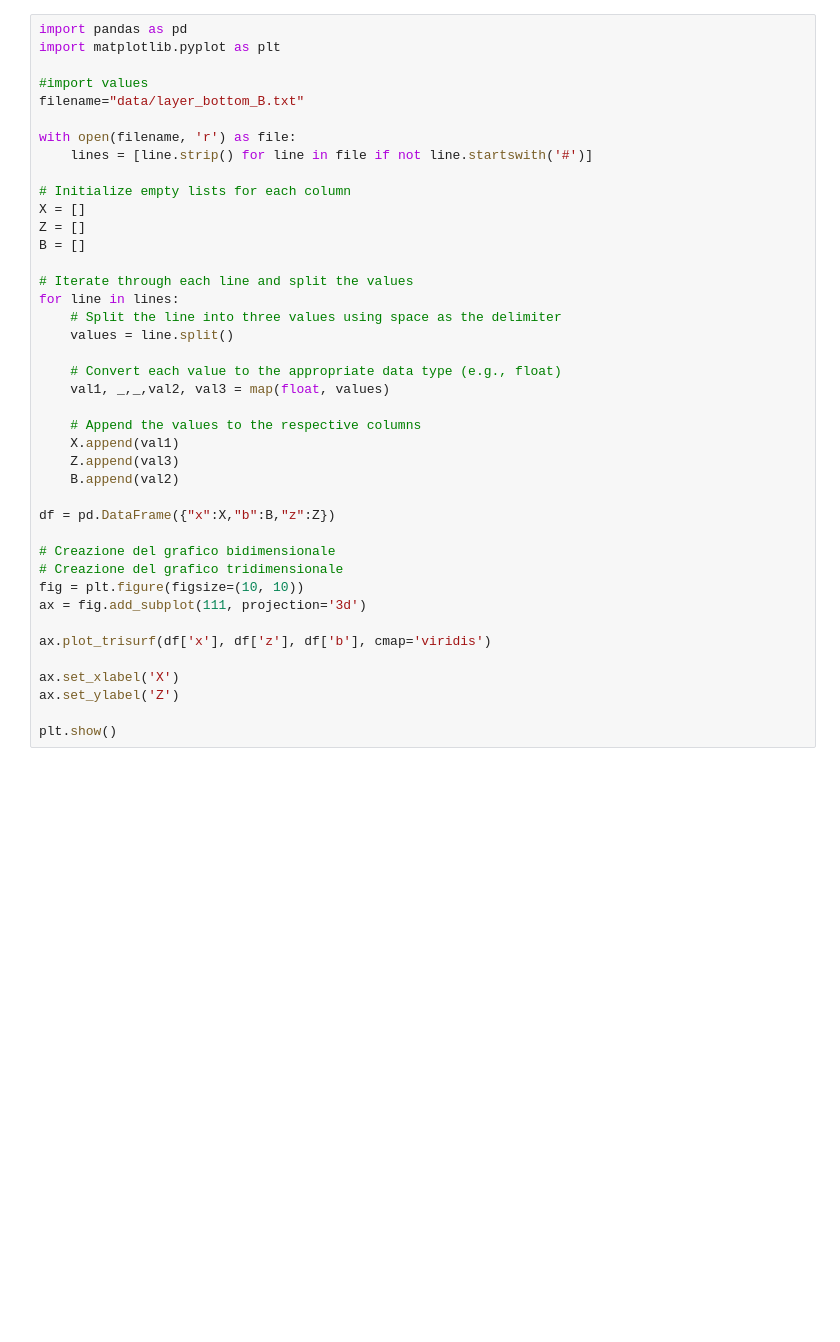
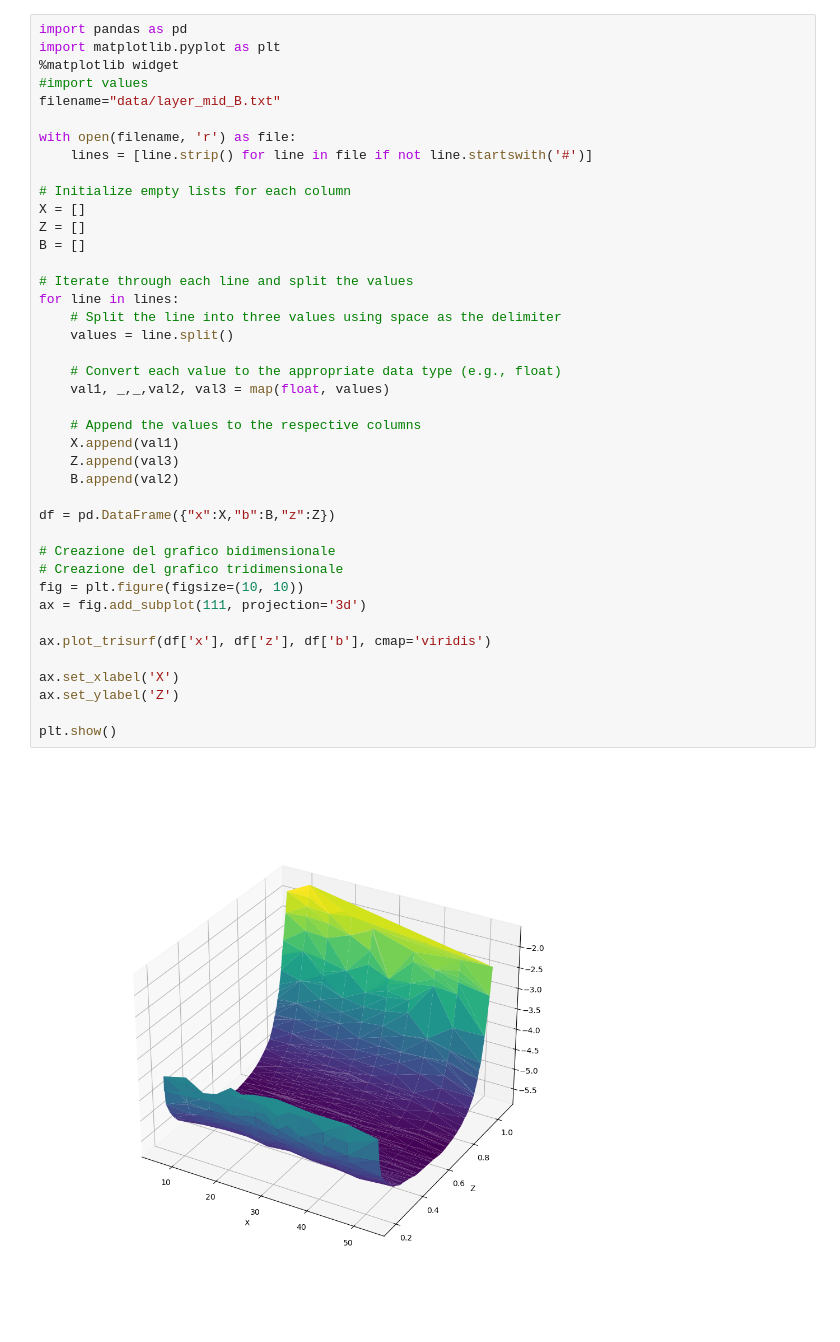
Before and after one commit to andread3vita/advanced_lab_A, a Jupyter notebook: analysis/detector/magnetic_field/FieldPlot.ipynb, the cells around one changed output. Cells and saved outputs as stored; diff of their text form; blank space fills up the shorter version.

Commit message:
just some plots in jupyter

```diff
--- a/analysis/detector/magnetic_field/FieldPlot.ipynb
+++ b/analysis/detector/magnetic_field/FieldPlot.ipynb
@@ -1,9 +1,9 @@
 # %%
 import pandas as pd
 import matplotlib.pyplot as plt
-
+%matplotlib widget
 #import values
-filename="data/layer_bottom_B.txt"
+filename="data/layer_mid_B.txt"
 
 with open(filename, 'r') as file:
     lines = [line.strip() for line in file if not line.startswith('#')]
@@ -12,30 +12,32 @@ with open(filename, 'r') as file:
 X = []
 Z = []
 B = []
 
 # Iterate through each line and split the values
 for line in lines:
     # Split the line into three values using space as the delimiter
     values = line.split()
 
     # Convert each value to the appropriate data type (e.g., float)
     val1, _,_,val2, val3 = map(float, values)
 
     # Append the values to the respective columns
     X.append(val1)
     Z.append(val3)
     B.append(val2)
 
 df = pd.DataFrame({"x":X,"b":B,"z":Z})
 
 # Creazione del grafico bidimensionale
 # Creazione del grafico tridimensionale
 fig = plt.figure(figsize=(10, 10))
 ax = fig.add_subplot(111, projection='3d')
 
 ax.plot_trisurf(df['x'], df['z'], df['b'], cmap='viridis')
 
 ax.set_xlabel('X')
 ax.set_ylabel('Z')
 
 plt.show()
+# %% [output]
+[figure, added]
```
